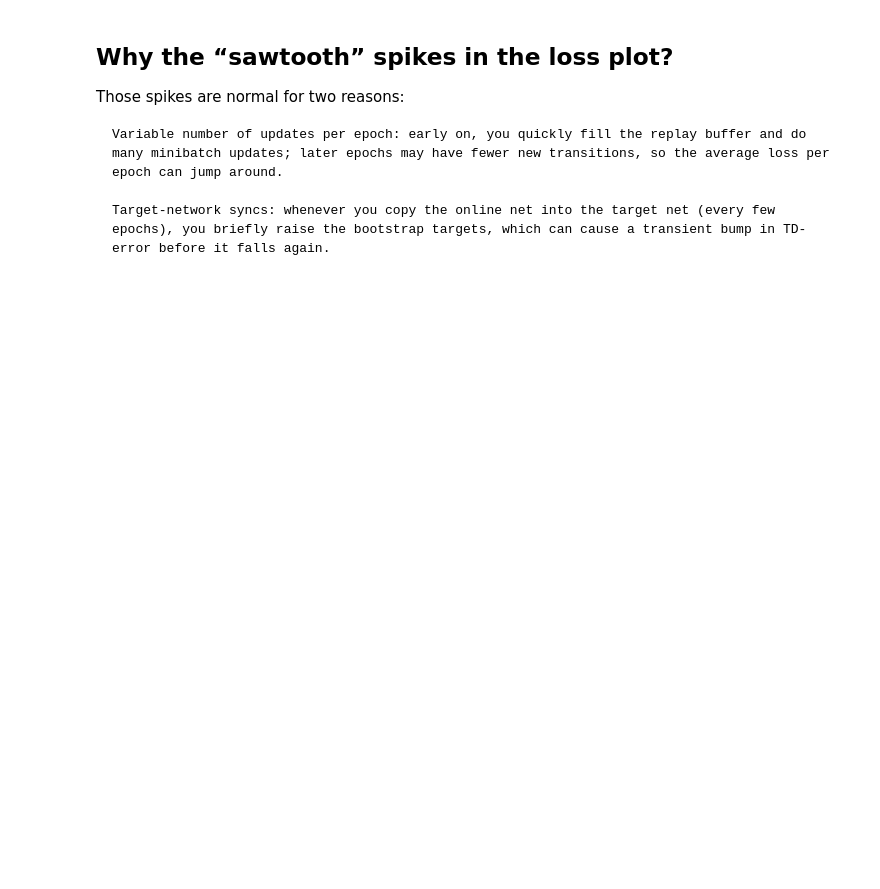
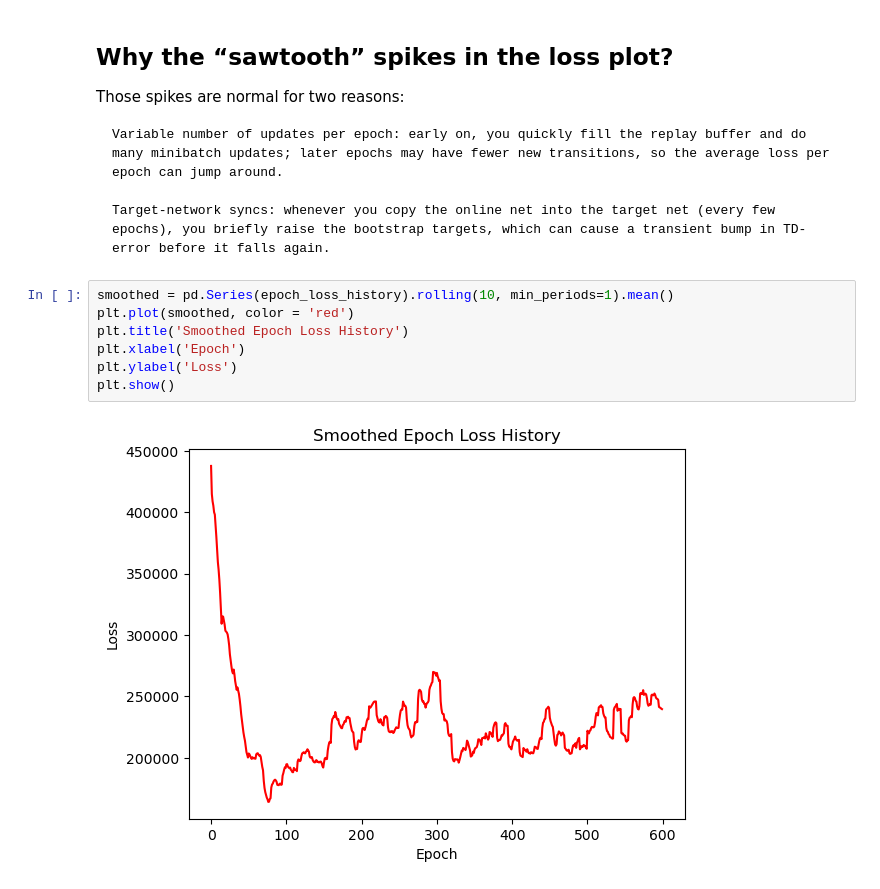
Before and after one commit to alexandrosdp/PairsTrading, a Jupyter notebook: deep_q_learning.ipynb, the cells around one changed output. Cells and saved outputs as stored; diff of their text form; blank space fills up the shorter version.

```diff
--- a/deep_q_learning.ipynb
+++ b/deep_q_learning.ipynb
@@ -115,3 +115,12 @@ Those spikes are normal for two reasons:
     Variable number of updates per epoch: early on, you quickly fill the replay buffer and do many minibatch updates; later epochs may have fewer new transitions, so the average loss per epoch can jump around.
 
     Target-network syncs: whenever you copy the online net into the target net (every few epochs), you briefly raise the bootstrap targets, which can cause a transient bump in TD‐error before it falls again.
+# %%
+smoothed = pd.Series(epoch_loss_history).rolling(10, min_periods=1).mean()
+plt.plot(smoothed, color = 'red')
+plt.title('Smoothed Epoch Loss History')
+plt.xlabel('Epoch')
+plt.ylabel('Loss')
+plt.show()
+# %% [output]
+[figure, added]
```
Also changed, not shown: parts of 3 cells of this notebook.
